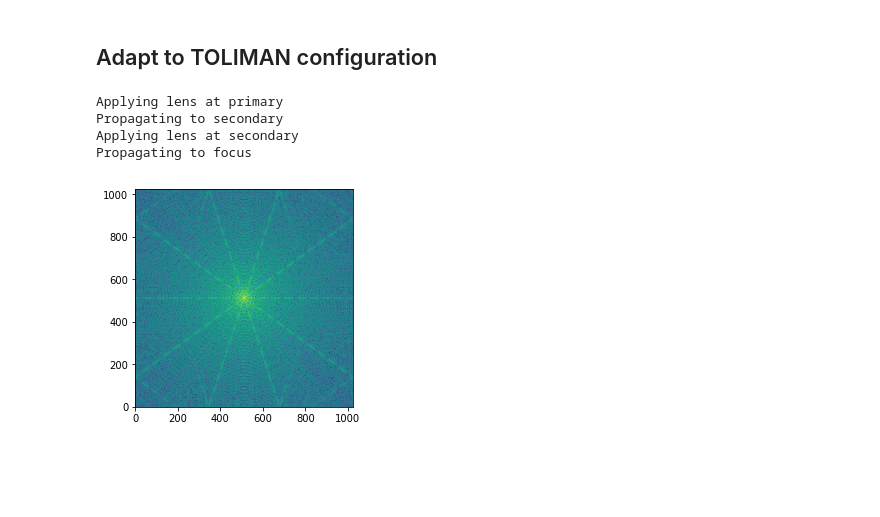
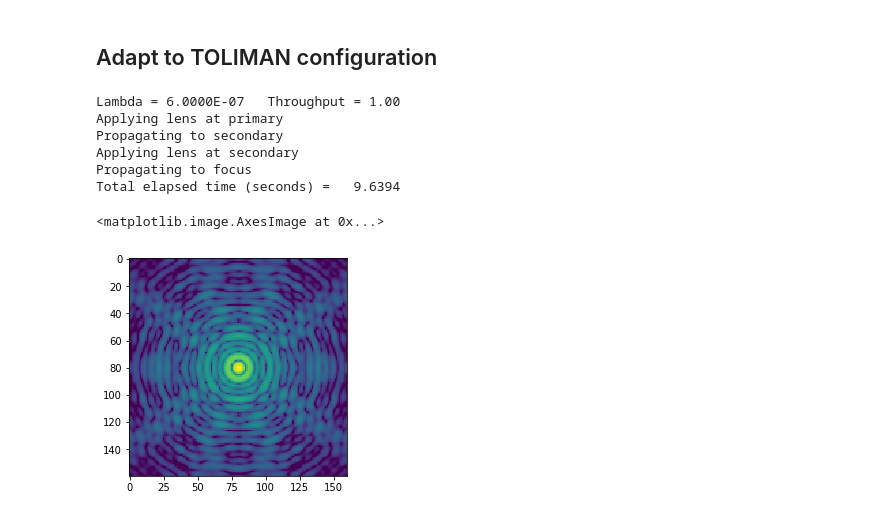
Before and after one commit to benjaminpope/toliman, a Jupyter notebook: image_modelling/hst toliman PROPER.ipynb, the cells around one changed output. Drawn from its saved outputs; the diff is of its cells as text; code cells hidden in the pictures; blank space fills up the shorter version.

```diff
--- a/image_modelling/hst toliman PROPER.ipynb
+++ b/image_modelling/hst toliman PROPER.ipynb
@@ -145,13 +8,35 @@ def toliman_simple(wavelength, gridsize):
-# %%
-import numpy as np
-import matplotlib.pylab as plt
-(psf, sampling) = toliman_simple(wavelength=0.6, gridsize=1024)
-
-plt.imshow(np.log10(psf), origin = 'lower')
-plt.show()
-# %% [output]
-Applying lens at primary
-Propagating to secondary
-Applying lens at secondary
-Propagating to focus
-[figure, removed]
+# %%
+%matplotlib inline
+import proper
+import numpy as np
+import matplotlib.pylab as plt
+
+wavelength = 0.6 # microns
+gridsize = 2048 #512
+(wavefront, sampling) = proper.prop_run('toliman_prescription_simple', wavelength, gridsize)
+
+# Plot entire wavefront
+# plt.imshow(np.log10(wavefront), interpolation = 'None', cmap='viridis')
+
+# Log plot
+c = int(gridsize/2)
+sz = 80
+im = wavefront[c-sz:c+sz, c-sz:c+sz]
+#im = np.abs(im)**2 # For if you had NOABS=True
+plt.imshow(np.log10(im), interpolation = 'None', cmap='viridis', clim=[-7, -1.6])
+
+# Linear plot
+# c = gridsize/2
+# sz = 20
+# im = wavefront[c-sz:c+sz, c-sz:c+sz]
+# #im = np.abs(im)**2
+# plt.imshow(im, interpolation = 'None', cmap='viridis')
+# %% [output]
+Lambda = 6.0000E-07   Throughput = 1.00
+Applying lens at primary
+Propagating to secondary
+Applying lens at secondary
+Propagating to focus
+Total elapsed time (seconds) =   9.6394
+<matplotlib.image.AxesImage at 0x...>
+[figure, added]
```
Also changed, not shown: parts of 4 cells of this notebook, 1 other file.
